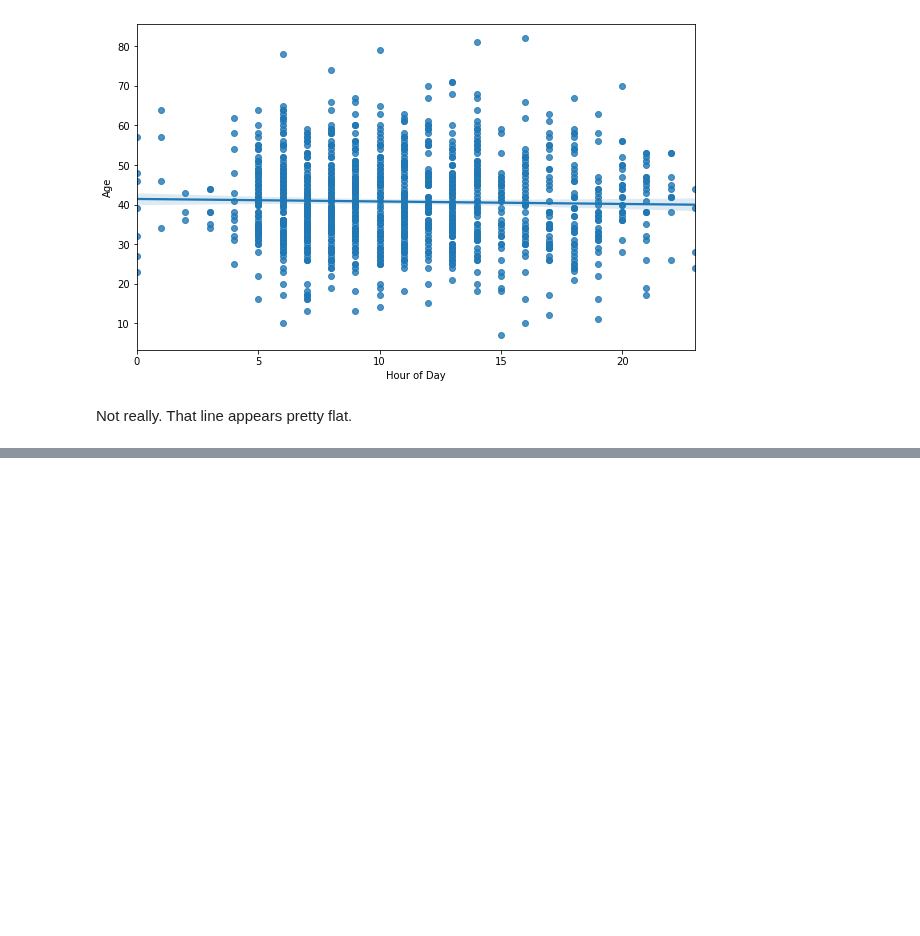
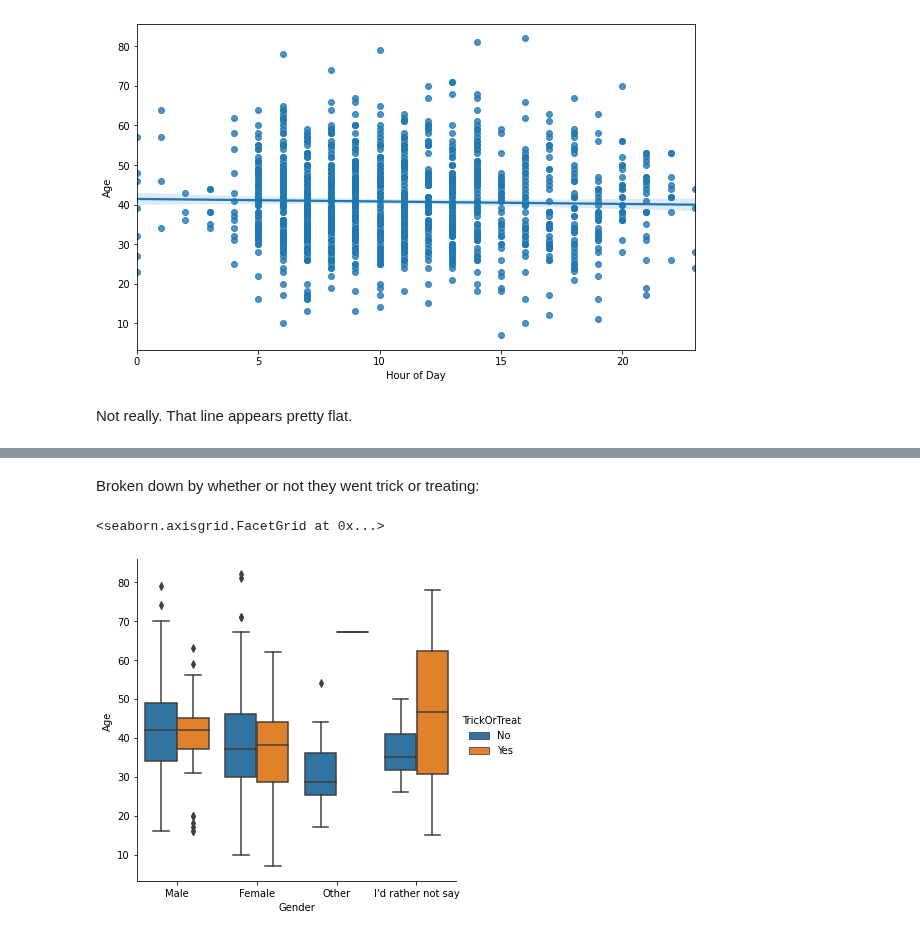
Before and after one commit to ScottBreitbach/DSC540, a Jupyter notebook: Weeks9-10/BreitbachScott_DSC540_Weeks9-10.ipynb, the cells around one changed output, grey strips where cells are left out. Saved outputs shown, nothing was run; the diff lists cells and outputs as text; code cells hidden in the pictures; blank space fills up the shorter version.

```diff
--- a/Weeks9-10/BreitbachScott_DSC540_Weeks9-10.ipynb
+++ b/Weeks9-10/BreitbachScott_DSC540_Weeks9-10.ipynb
@@ -596,0 +634,7 @@ Not really. That line appears pretty flat.
+# %% [markdown]
+Broken down by whether or not they went trick or treating:
+# %%
+sns.catplot(x='Gender', y='Age', kind='box', hue='TrickOrTreat', data=candyDF)
+# %% [output]
+<seaborn.axisgrid.FacetGrid at 0x...>
+[figure, added]
```
Also changed, not shown: parts of 44 cells of this notebook, 2 other files.
